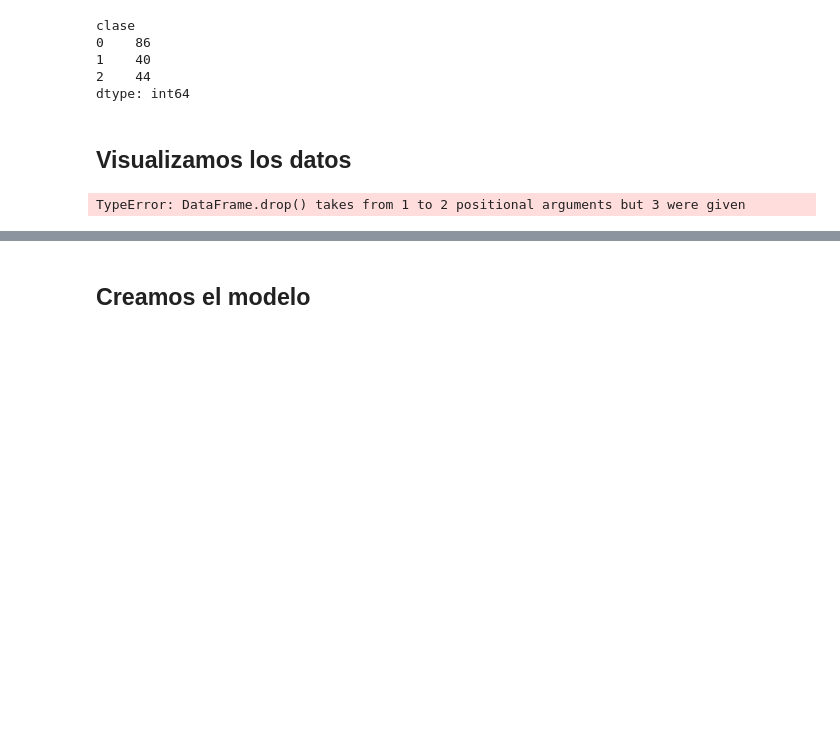
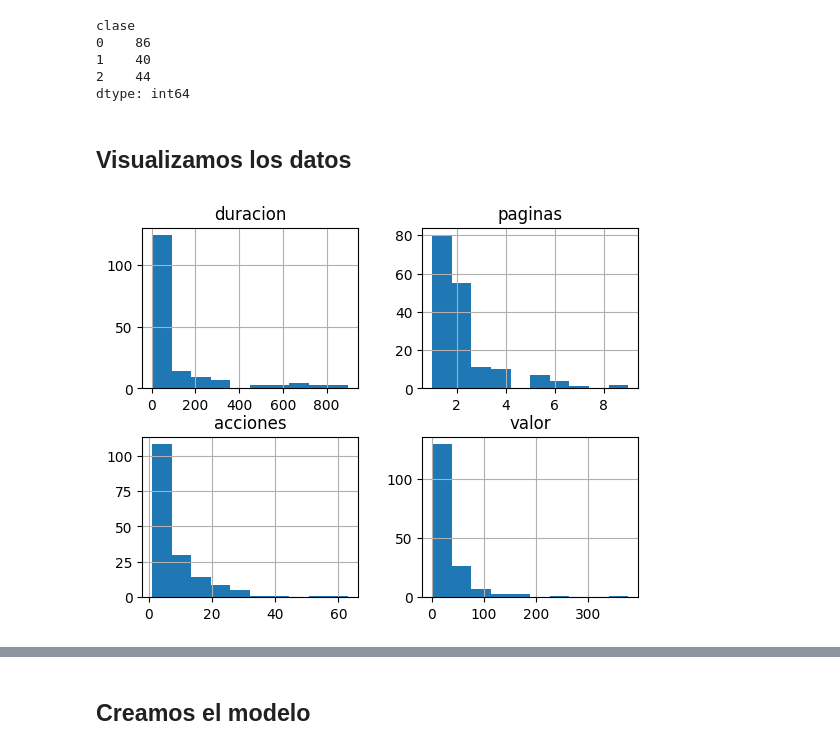
Before and after one commit to JEGARGUT/Machine_Learning, a Jupyter notebook: 1-Supervisado/2-Classification/4-Logistic_Regression/1 - logistic_regression_df_class.ipynb, the cells around one changed output, grey strips where cells are left out. Saved outputs shown, nothing was run; the diff lists cells and outputs as text; code cells hidden in the pictures; blank space fills up the shorter version.

```diff
--- a/1-Supervisado/2-Classification/4-Logistic_Regression/1 - logistic_regression_df_class.ipynb
+++ b/1-Supervisado/2-Classification/4-Logistic_Regression/1 - logistic_regression_df_class.ipynb
@@ -77,10 +77,10 @@ dtype: int64
 # %% [markdown]
 ## Visualizamos los datos
 # %%
-dataframe.drop(['clase'], 1).hist()
+dataframe.drop(['clase'], axis=1).hist()
 plt.show()
 # %% [output]
-TypeError: DataFrame.drop() takes from 1 to 2 positional arguments but 3 were given
+[figure, added]
 # %%
 sns.pairplot(dataframe.dropna(),
             hue='clase',
```
Also changed, not shown: parts of 8 cells of this notebook, 2 other files.
